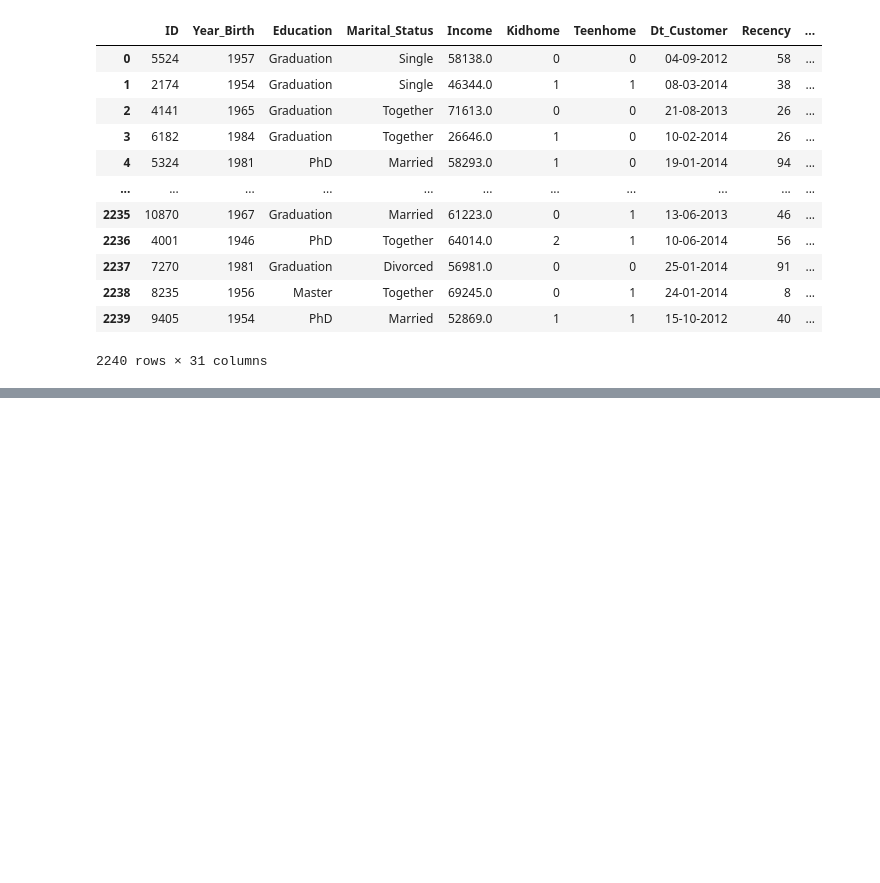
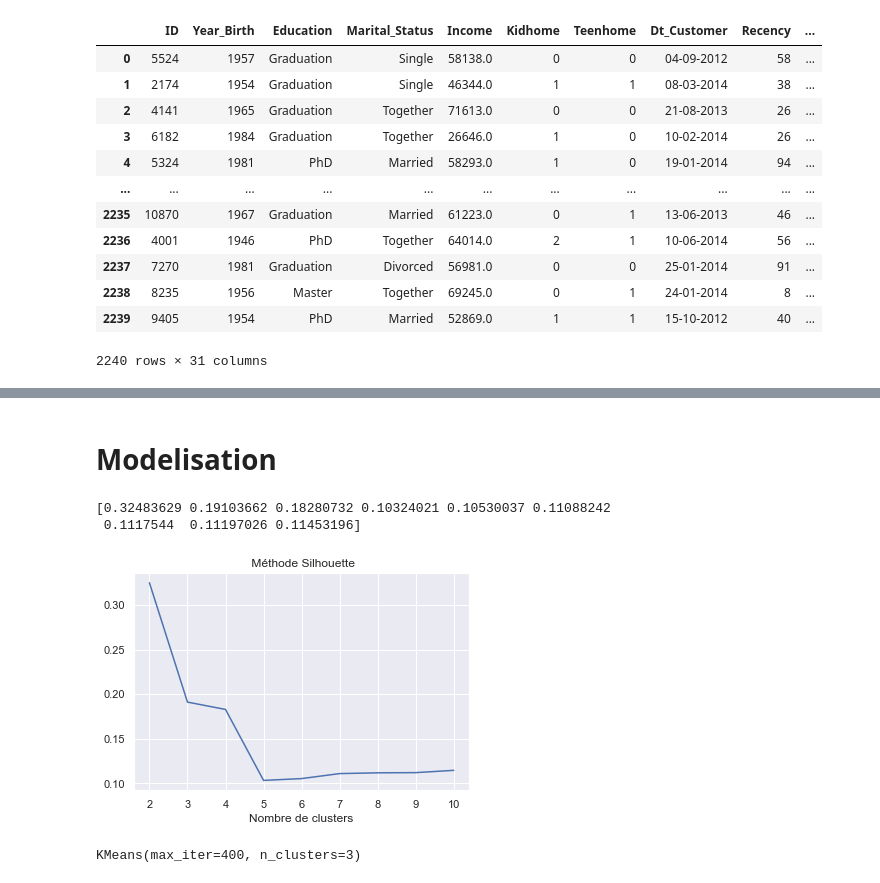
Before and after one commit to benmatrood/Segmentation, a Jupyter notebook: Segmentation.ipynb, the cells around one changed output, grey strips where cells are left out. Saved outputs shown, nothing was run; the diff lists cells and outputs as text; code cells hidden in the pictures; blank space fills up the shorter version.

```diff
--- a/Segmentation.ipynb
+++ b/Segmentation.ipynb
@@ -74,0 +167,23 @@ df
+# %%
+# fonction d'encodage des variables qualitatives
+def encod_variable(df):
+    code = {'Single': 0,
+            'Together': 1,
+            'Married': 2,
+            'Divorced': 3,
+            'Widow':4,
+            'Alone':5 ,
+            'Absurd':6,
+            'YOLO':7,
+            'Graduation':1,
+            'Basic':2,
+            '2n Cycle':3,
+            'Master':4,
+            'PhD':5,}
+    for col in var_ordinal:
+        df[col] = df[col].map(code)
+    return df
+# %%
+#encodage du data_set
+df = encod_variable(df)
+df.head()
@@ -74,0 +200,4 @@ df
+# %%
+rs = RobustScaler()
+# %%
+df_normaliser = pd.DataFrame(rs.fit_transform(df), columns = df.columns)
@@ -74,0 +220,24 @@ df
+# %% [markdown]
+# Modelisation
+# %%
+#librairie pour évaluation des partitions
+from sklearn import cluster
+from sklearn import metrics
+#utilisation de la métrique "silhouette"
+#faire varier le nombre de clusters de 2 à 10
+res = np.arange(9,dtype="double")
+for k in np.arange(9):
+    km = cluster.KMeans(n_clusters=k+2)
+    km.fit(df_normaliser)
+    res[k] = metrics.silhouette_score(df_normaliser,km.labels_)
+print(res)
+#graphique
+import matplotlib.pyplot as plt
+plt.title(" Méthode Silhouette")
+plt.xlabel("Nombre de clusters")
+plt.plot(np.arange(2,11,1),res)
+plt.show()
+# %% [output]
+[0.32483629 0.19103662 0.18280732 0.10324021 0.10530037 0.11088242
+ 0.1117544  0.11197026 0.11453196]
+[figure, added]
@@ -74,0 +246,5 @@ df
+# %%
+model = KMeans(n_clusters=3,init='k-means++',max_iter=400)
+model.fit(df_normaliser)
+# %% [output]
+KMeans(max_iter=400, n_clusters=3)
```
Also changed, not shown: parts of 21 cells of this notebook.
